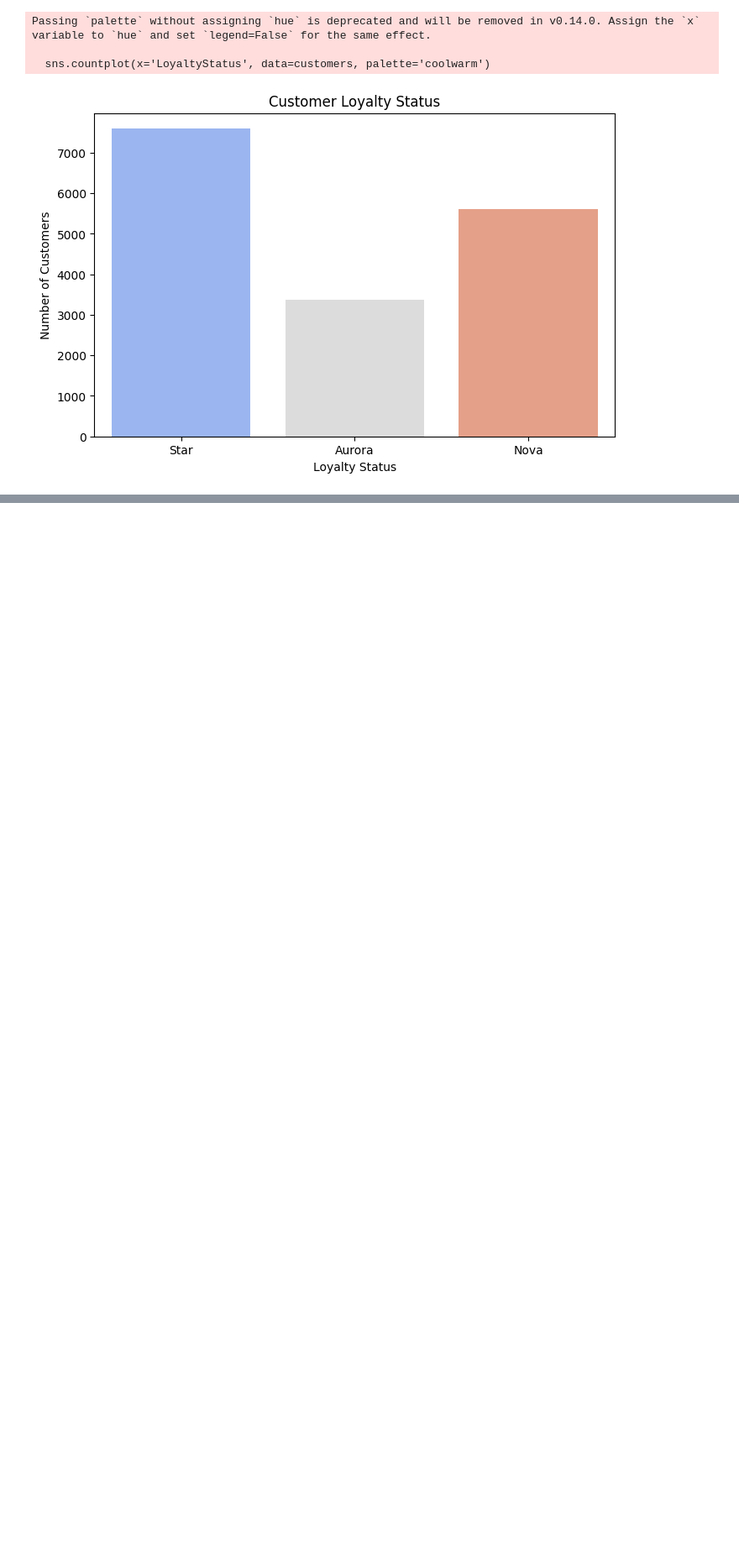
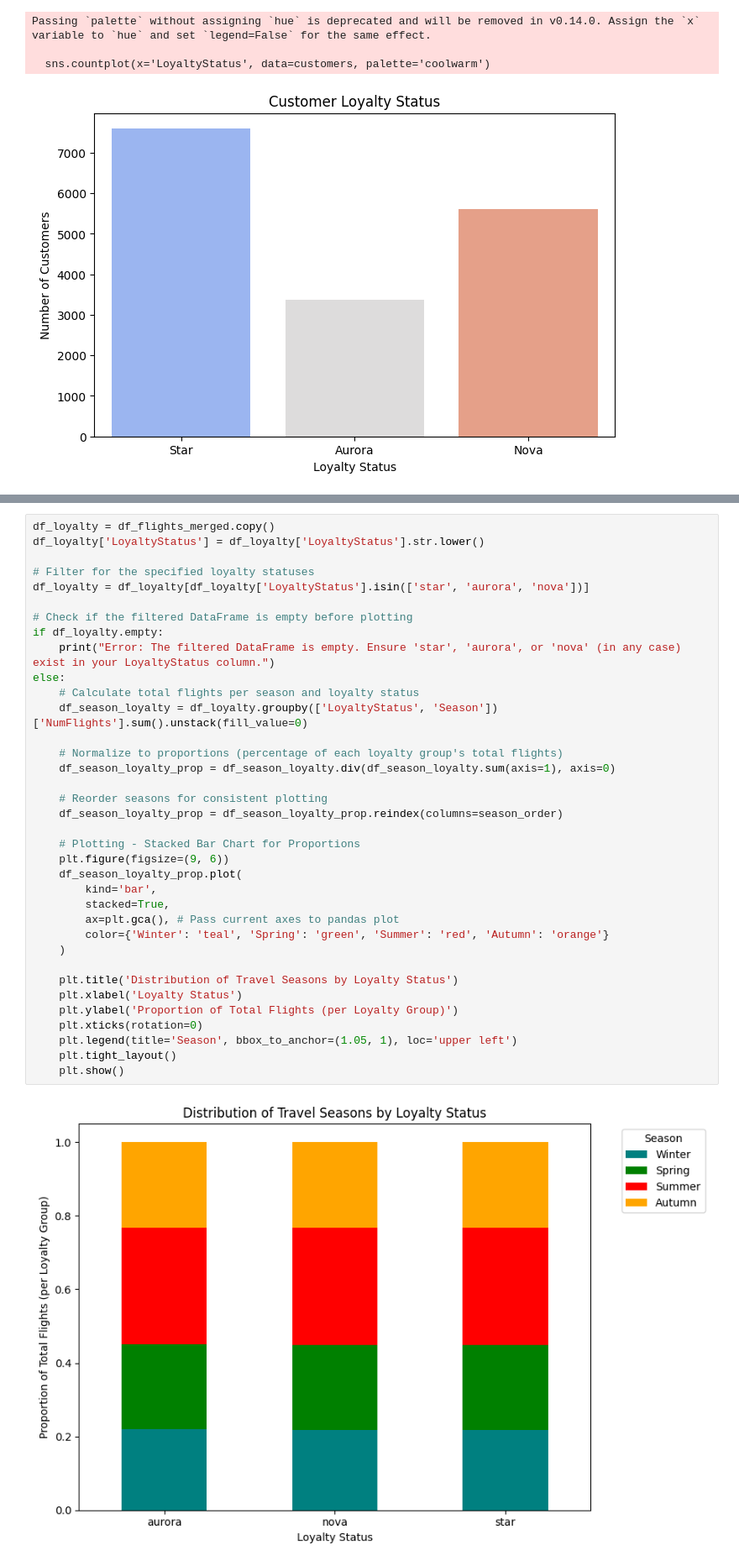
Before and after one commit to Mehmet1700/DataMining2025, a Jupyter notebook: notebooks/03_behavioral_segmentation_esra.ipynb, the cells around one changed output, grey strips where cells are left out. Shown at 84% size. Drawn from its saved outputs; the diff is of its cells as text; blank space fills up the shorter version.

```diff
--- a/notebooks/03_behavioral_segmentation_esra.ipynb
+++ b/notebooks/03_behavioral_segmentation_esra.ipynb
@@ -336,0 +309,38 @@ Passing `palette` without assigning `hue` is deprecated and will be removed in v
+# %%
+df_loyalty = df_flights_merged.copy()
+df_loyalty['LoyaltyStatus'] = df_loyalty['LoyaltyStatus'].str.lower()
+
+# Filter for the specified loyalty statuses
+df_loyalty = df_loyalty[df_loyalty['LoyaltyStatus'].isin(['star', 'aurora', 'nova'])]
+
+# Check if the filtered DataFrame is empty before plotting
+if df_loyalty.empty:
+    print("Error: The filtered DataFrame is empty. Ensure 'star', 'aurora', or 'nova' (in any case) exist in your LoyaltyStatus column.")
+else:
+    # Calculate total flights per season and loyalty status
+    df_season_loyalty = df_loyalty.groupby(['LoyaltyStatus', 'Season'])['NumFlights'].sum().unstack(fill_value=0)
+
+    # Normalize to proportions (percentage of each loyalty group's total flights)
+    df_season_loyalty_prop = df_season_loyalty.div(df_season_loyalty.sum(axis=1), axis=0)
+
+    # Reorder seasons for consistent plotting
+    df_season_loyalty_prop = df_season_loyalty_prop.reindex(columns=season_order)
+
+    # Plotting - Stacked Bar Chart for Proportions
+    plt.figure(figsize=(9, 6))
+    df_season_loyalty_prop.plot(
+        kind='bar',
+        stacked=True,
+        ax=plt.gca(), # Pass current axes to pandas plot
+        color={'Winter': 'teal', 'Spring': 'green', 'Summer': 'red', 'Autumn': 'orange'}
+    )
+
+    plt.title('Distribution of Travel Seasons by Loyalty Status')
+    plt.xlabel('Loyalty Status')
+    plt.ylabel('Proportion of Total Flights (per Loyalty Group)')
+    plt.xticks(rotation=0)
+    plt.legend(title='Season', bbox_to_anchor=(1.05, 1), loc='upper left')
+    plt.tight_layout()
+    plt.show()
+# %% [output]
+[figure, added]
```
Also changed, not shown: parts of 7 cells of this notebook.
